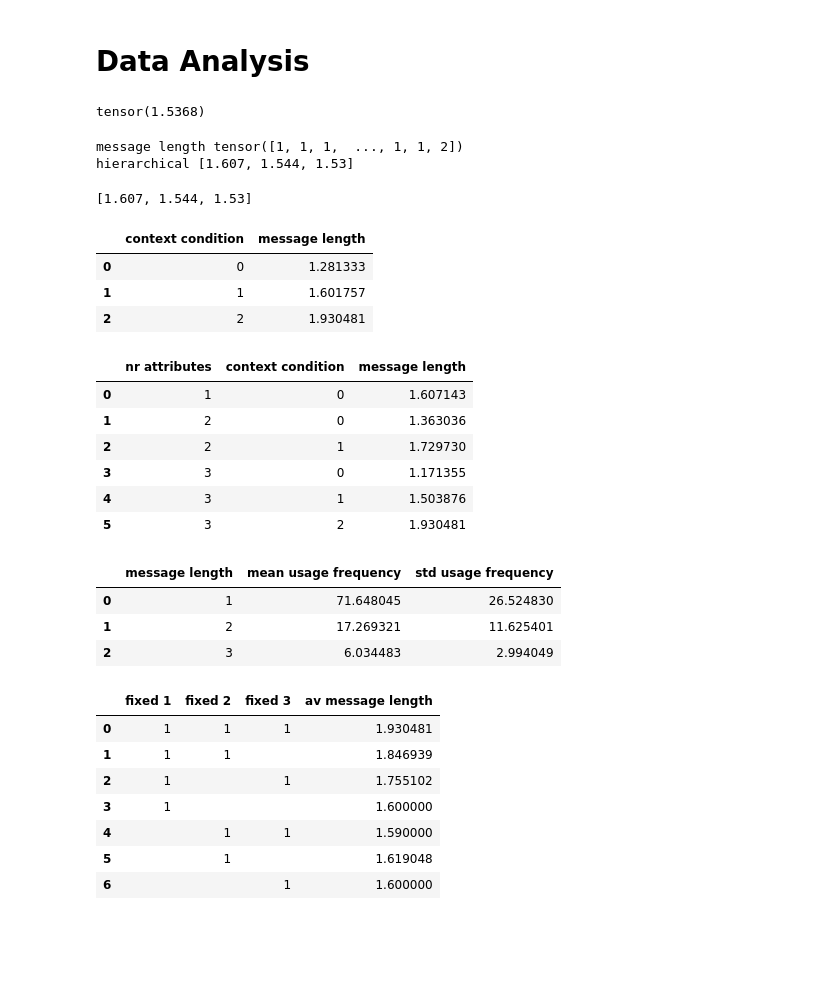
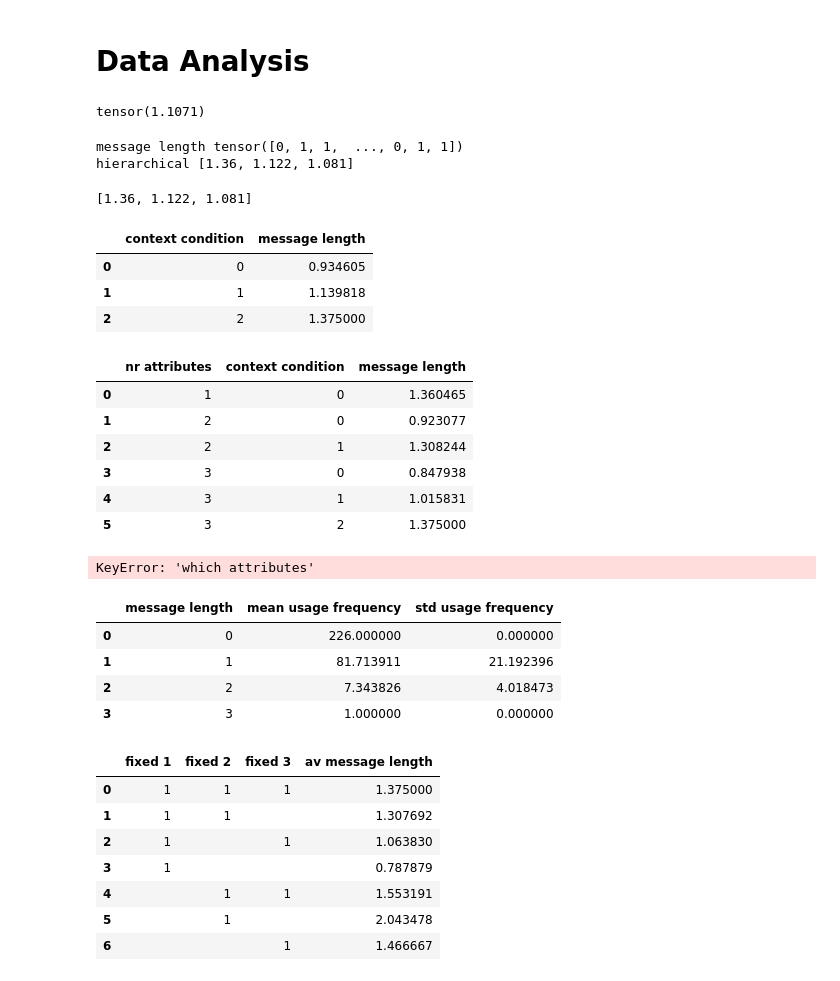
Before and after one commit to mariia55/emergent-abstractions_biased, a Jupyter notebook: attribute_visualization.ipynb, the cells around one changed output. Drawn from its saved outputs; the diff is of its cells as text; code cells hidden in the pictures; blank space fills up the shorter version.

```diff
--- a/attribute_visualization.ipynb
+++ b/attribute_visualization.ipynb
@@ -17,15 +17,22 @@ n_epochs = 300
 path = 'results/' + dataset + '_game_size_10_vsf_3'
 context_unaware = False # whether original or context_unaware simulations are evaluated
 lazy = True # whether the lazy agent is used
+impatient = True
 setting = ""
 if not lazy:
+    start = 'impatience_' if impatient else ''
     if context_unaware:
-        setting = 'context_unaware'
+        setting = start + 'context_unaware'
     else:
-        setting = 'standard'
+        setting = start + 'context_aware'
+        if impatient == False:
+            setting = 'standard'
 else:
+    start = 'lazimpa' if impatient else 'lazy'
     if context_unaware:
-        setting = 'lazy_context_unaware'
+        setting = start + '_context_unaware'
     else:
-        setting = 'lazy_context_aware'
+        setting = start + '_context_aware'
+setting
 run = 0
+setting
@@ -34,7 +43,7 @@ run = 0
 
 interaction = load_interaction(path,setting,run,n_epochs)
 concepts, context_condition = retrieve_concepts_context(interaction,values)
-messages = retrieve_messages(interaction,False)
+messages = retrieve_messages(interaction,False,remove_after_eos=True)
 message_length = MessageLengthHierarchical.compute_message_length(messages)
 unique_messages, frequencies = torch.unique(messages,dim=0,return_counts=True)
 unique_length = MessageLengthHierarchical.compute_message_length(unique_messages)
@@ -43,7 +52,7 @@ m = [f"{ *m, }" for m in messages.numpy()] # as str for hashing
 l = message_length.numpy()
 cx = context_condition
 fint = [list(map(int,list(f))) for c,f in concepts]
-fix = [f"{v}" for v in fint]
+fix = [f"{v}" for v in fint] # fix as string
 c = [list( map(int, list( [a if fa == 1. else -1 for a,fa in zip(c[0],f) ] ))) for c,f in concepts]
 um = [f"{ *m, }" for m in unique_messages.numpy()]
 ul = unique_length.numpy()
@@ -98,40 +105,42 @@ total_data_df
 # %%
 message_length.float().mean() # weighted by occurence
 # %% [output]
-tensor(1.5368)
+tensor(1.1071)
 # %%
 # How long are the messages on average used for a certain fix attribute number
 scores = message_length_per_hierarchy_level(interaction, attributes)
 scores # These values are correct!
 # %% [output]
-message length tensor([1, 1, 1,  ..., 1, 1, 2])
-hierarchical [1.607, 1.544, 1.53]
+message length tensor([0, 1, 1,  ..., 0, 1, 1])
+hierarchical [1.36, 1.122, 1.081]
-[1.607, 1.544, 1.53]
+[1.36, 1.122, 1.081]
 # %%
 # How long are the messages on average used in the different context conditions
 grouped_by_context = df.groupby(["context condition"])['message length'].apply(lambda l: l.mean()).reset_index()
 grouped_by_context
 # %% [output]
 |  | context condition | message length |
-| 0 | 0 | 1.281333 |
-| 1 | 1 | 1.601757 |
-| 2 | 2 | 1.930481 |
+| 0 | 0 | 0.934605 |
+| 1 | 1 | 1.139818 |
+| 2 | 2 | 1.375000 |
 # %%
 # how long are the messages on average for different numbers of fixed attributes
 grouped_by_nr_fixed_attributes = df.groupby(["nr attributes","context condition"])["message length"].apply(lambda l: l.mean()).reset_index()
 grouped_by_nr_fixed_attributes
 # %% [output]
 |  | nr attributes | context condition | message length |
-| 0 | 1 | 0 | 1.607143 |
-| 1 | 2 | 0 | 1.363036 |
-| 2 | 2 | 1 | 1.729730 |
-| 3 | 3 | 0 | 1.171355 |
-| 4 | 3 | 1 | 1.503876 |
-| 5 | 3 | 2 | 1.930481 |
+| 0 | 1 | 0 | 1.360465 |
+| 1 | 2 | 0 | 0.923077 |
+| 2 | 2 | 1 | 1.308244 |
+| 3 | 3 | 0 | 0.847938 |
+| 4 | 3 | 1 | 1.015831 |
+| 5 | 3 | 2 | 1.375000 |
 # %%
 # how long are the messages on average for different attributes
 grouped_by_nr_fixed_attributes = df.groupby(["which attributes","context condition"])["message length"].apply(lambda l: l.mean()).reset_index()
-grouped_by_nr_fixed_attributes
+grouped_by_nr_fixed_attributes # TODO
+# %% [output]
+KeyError: 'which attributes'
 # %%
 # how often are messages used with different lengths in total
 #grouped_by_length = pd.DataFrame([(l,f) for l,f in zip(ul,f)],columns=["length","frequency"])
@@ -141,28 +150,29 @@ grouped_by_length = grouped_by_length.drop('usage frequency',axis=1)
 grouped_by_length
 # %% [output]
 |  | message length | mean usage frequency | std usage frequency |
-| 0 | 1 | 71.648045 | 26.524830 |
-| 1 | 2 | 17.269321 | 11.625401 |
-| 2 | 3 | 6.034483 | 2.994049 |
+| 0 | 0 | 226.000000 | 0.000000 |
+| 1 | 1 | 81.713911 | 21.192396 |
+| 2 | 2 | 7.343826 | 4.018473 |
+| 3 | 3 | 1.000000 | 0.000000 |
 # %%
 # how long are messages used for a certain number and position of fixed attributes (only in fine context) # used means all the messages that are used also if they are the same used twice
 context = 1 # 1 means 2 (fine), 2 means 1, 0 means -3 (coarse) für 3 fixed attributes
 in_list = []
 for i in range(message_length.shape[0]):
-    #if cc[i][1].sum() == 1: # all that have exactly 1 fixed attribute
-    if cx[i] + context == cc[i][1].sum(): # Only the ones with specific context
-        content = [int(sl) if sl == 1. else "" for sl in list(cc[i][1])]
+    #if cx[i].sum() == 1: # all that have exactly 1 fixed attribute
+    if cx[i] + context == sum(fint[i]): # Only the ones with specific context
+        content = [int(sl) if sl == 1. else "" for sl in list(fint[i])]
         content.append(l[i])
         in_list.append(content) # np.where(cc[i][1]==1.0)[0].tolist()[0]
 df = pd.DataFrame(in_list,columns=["fixed 1", "fixed 2", "fixed 3", "av message length"])
 df = df.groupby(['fixed 1','fixed 2','fixed 3'])['av message length'].apply(lambda l: l.mean()).reset_index()
 df
 # %% [output]
 |  | fixed 1 | fixed 2 | fixed 3 | av message length |
-| 0 | 1 | 1 | 1 | 1.930481 |
-| 1 | 1 | 1 |  | 1.846939 |
-| 2 | 1 |  | 1 | 1.755102 |
-| 3 | 1 |  |  | 1.600000 |
-| 4 |  | 1 | 1 | 1.590000 |
-| 5 |  | 1 |  | 1.619048 |
-| 6 |  |  | 1 | 1.600000 |
+| 0 | 1 | 1 | 1 | 1.375000 |
+| 1 | 1 | 1 |  | 1.307692 |
+| 2 | 1 |  | 1 | 1.063830 |
+| 3 | 1 |  |  | 0.787879 |
+| 4 |  | 1 | 1 | 1.553191 |
+| 5 |  | 1 |  | 2.043478 |
+| 6 |  |  | 1 | 1.466667 |
```
Also changed, not shown: parts of 5 cells of this notebook, 2 other files.
